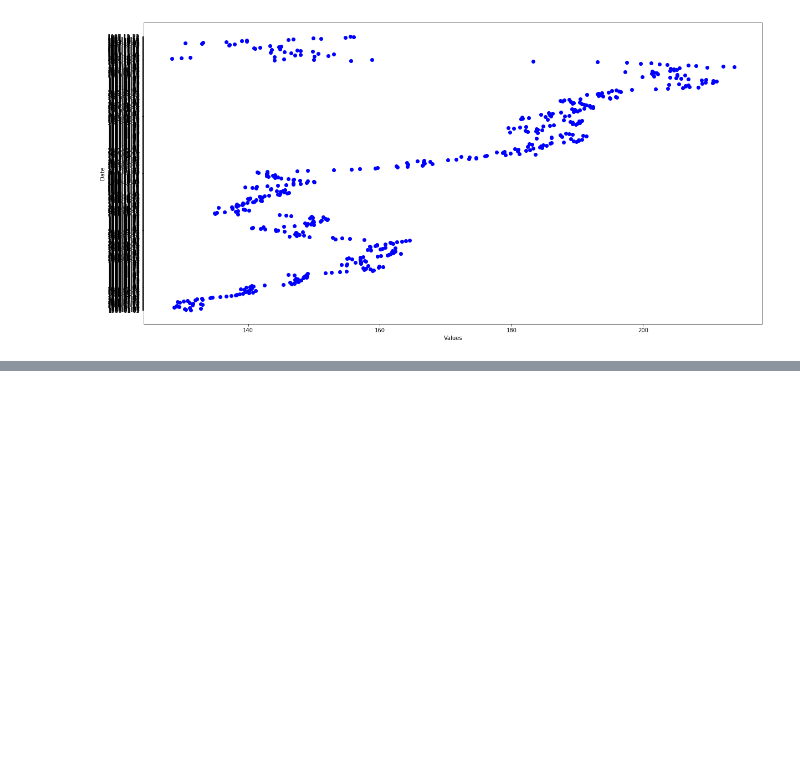
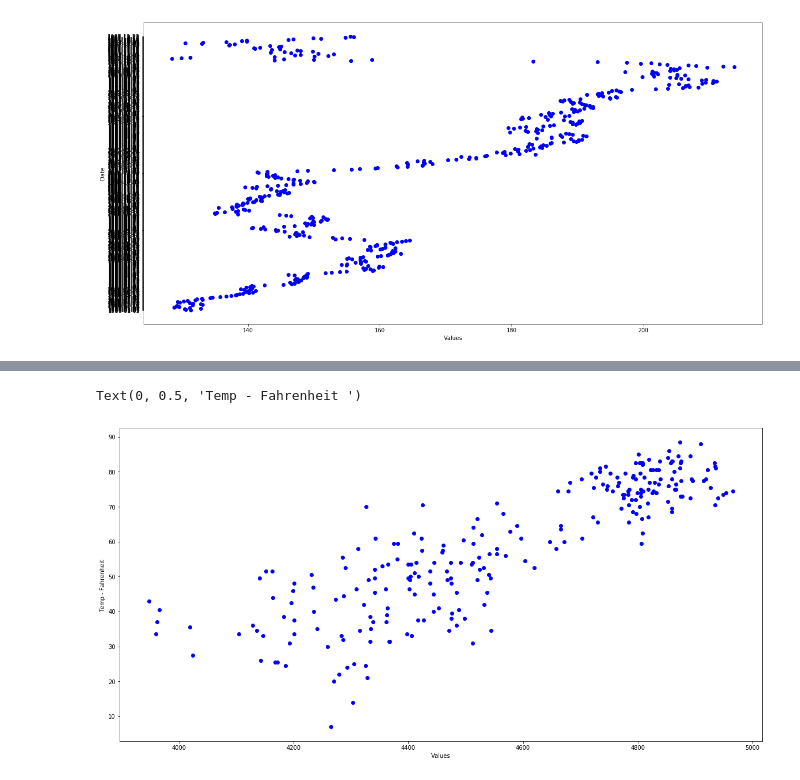
Before and after one commit to peterofson/Python_MachineLearning, a Jupyter notebook: Stock Market & Weather/StockMarket&Weather.ipynb, the cells around one changed output, grey strips where cells are left out. Cells and saved outputs as stored; diff of their text form; code cells hidden in the pictures; blank space fills up the shorter version.

```diff
--- a/Stock Market & Weather/StockMarket&Weather.ipynb
+++ b/Stock Market & Weather/StockMarket&Weather.ipynb
@@ -118,0 +155,13 @@ Text(0, 0.5, 'Date')
+# %%
+# NASDAQ - 2016 with weather from 2016
+y1= df_wtr['average temperature'].iloc[:252]
+x1= nasdaq_2016['values']
+
+
+plt.plot(x1,y1, 'bo')
+#Add axis labels
+plt.xlabel("Values")
+plt.ylabel("Temp - Fahrenheit ")
+# %% [output]
+Text(0, 0.5, 'Temp - Fahrenheit ')
+[figure, added]
```
Also changed, not shown: parts of 3 cells of this notebook.
